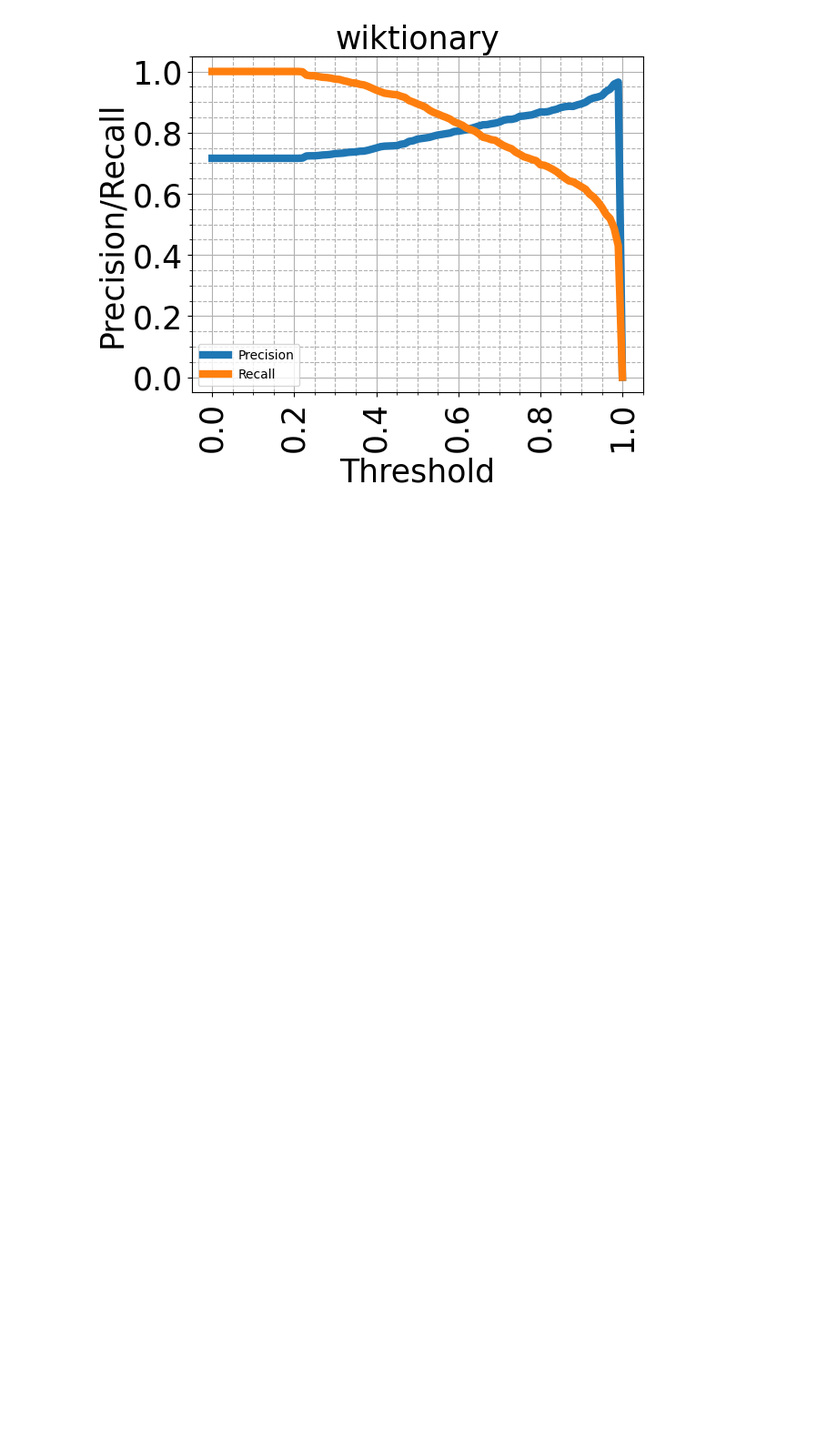
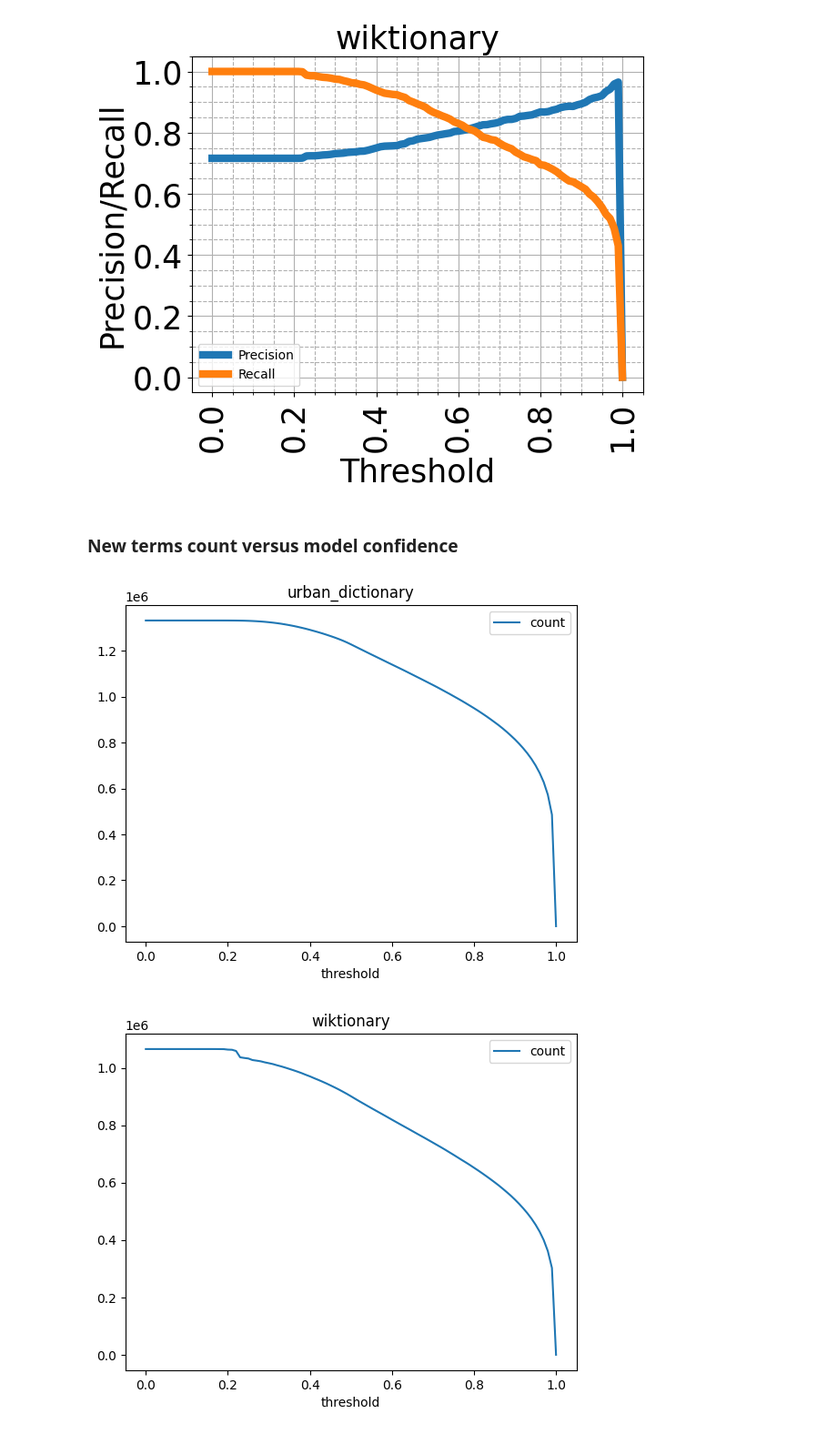
Before and after one commit to mabahgat/lexpander, a Jupyter notebook: exp_liwc22-root9_vs_wk_ud-top10.ipynb, the cells around one changed output. Shown: that part at 91% size. Cells and saved outputs as stored; diff of their text form; code cells hidden in the pictures; blank space fills up the shorter version.

Commit message:
updated test results for liwc22 and fix for values and liwc 2015

```diff
--- a/exp_liwc22-root9_vs_wk_ud-top10.ipynb
+++ b/exp_liwc22-root9_vs_wk_ud-top10.ipynb
@@ -14,9 +12,24 @@ dict_names = ['urban_dictionary', 'wiktionary']
+# %%
+config_path = get_experiments_root_path() / exp_name / f'{exp_name}__conf.yaml'
+with open(config_path) as config_file:
+	exp = Config(yaml.safe_load(config_file))
+# %%
+dict_names = [d.name for d in exp.dictionaries]
 # %%
 def load_test_out(d_name: str) -> pd.DataFrame:
 	path = get_models_root_path() / f'{exp_name}__{exp_name}_{d_name}' / f'{exp_name}__{exp_name}_{d_name}__test_out.csv'
 	return pd.read_csv(path, index_col=0)
 
 tests_labeled = {d_name: load_test_out(d_name) for d_name in dict_names}
+# %%
+def load_labeled_dict(d_name: str) -> pd.DataFrame:
+	path = Path(global_config.storage.root) / global_config.storage.labeled_out / exp_name / f'{d_name}.csv'
+	df = pd.read_csv(path, index_col=0)
+	if 'quality' in df:
+		df = df[df.quality > 0]
+	df = df.sort_values(by='prob_out', ascending=False).groupby(by='word', as_index=False).head(1)
+	return df
+labeled_dicts = {d_name: load_labeled_dict(d_name) for d_name in dict_names}
 # %% [markdown]
 ### Training set record count
 # %%
@@ -42,3 +55,10 @@ thr_pr_recalls = {d_name: plot_precision_recall_curve(df, title=d_name) for d_na
 # %% [output]
 [figure]
 [figure]
+# %% [markdown]
+### New terms count versus model confidence
+# %%
+counts_vs_thresholds = {d_name: plot_counts_vs_threshold(df, title=d_name) for d_name, df in labeled_dicts.items()}
+# %% [output]
+[figure, added]
+[figure, added]
```
Also changed, not shown: parts of 9 cells of this notebook, 2 other files.
